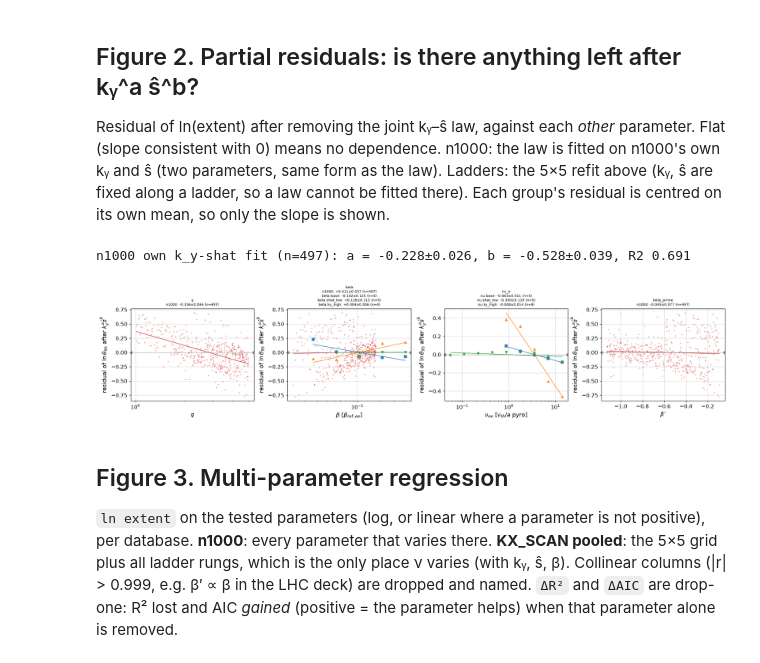
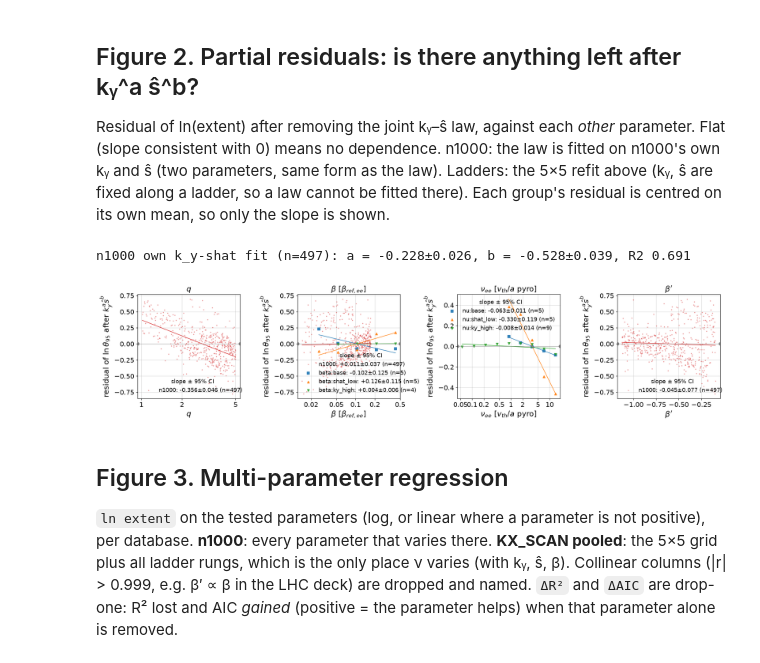
Before and after one commit to FelixWattsYork/General_Analysis, a Jupyter notebook: notebooks/mtm_extent_parameters.ipynb, the cells around one changed output. Drawn from its saved outputs; the diff is of its cells as text; code cells hidden in the pictures.

```diff
--- a/notebooks/mtm_extent_parameters.ipynb
+++ b/notebooks/mtm_extent_parameters.ipynb
@@ -21,6 +21,7 @@ from multiprocessing import Pool
 from pathlib import Path
 import numpy as np, pandas as pd, matplotlib.pyplot as plt
 from scipy import stats
+from matplotlib.ticker import StrMethodFormatter
 from dotenv import load_dotenv
 from pyrokinetics import Pyro
 from pyrokinetics.diagnostics.extent import Extent
@@ -32,6 +33,15 @@ from general_analysis import mode_classification as mc
 
 warnings.filterwarnings("ignore")
 plt.style.use(ROOT / "src/general_analysis/paper.mplstyle")
+plt.rcParams.update({"axes.titlesize": 16, "axes.labelsize": 16, "xtick.labelsize": 14, "ytick.labelsize": 14, "legend.fontsize": 12})  # the user's format (kbm_extent_filter 10546f9)
+def plain_ticks(ax):
+    """Log axes: fixed 1-2-5 ticks inside the limits, plain {x:g} labels, no minor ticks (kbm_extent_filter format)."""
+    for axis, lim, setter in ((ax.xaxis, ax.get_xlim(), ax.set_xticks), (ax.yaxis, ax.get_ylim(), ax.set_yticks)):
+        if axis.get_scale() != "log": continue
+        t = [m * 10.0 ** e for e in range(int(np.floor(np.log10(lim[0]))) - 1, int(np.ceil(np.log10(lim[1]))) + 1) for m in (1, 2, 5)]
+        setter([v for v in t if lim[0] <= v <= lim[1]]); axis.set_major_formatter(StrMethodFormatter("{x:g}"))
+        axis.set_minor_formatter(plt.NullFormatter()); axis.set_minor_locator(plt.NullLocator())
+        (ax.set_xlim if axis is ax.xaxis else ax.set_ylim)(lim)
 load_dotenv(ROOT / "local.env", override=True)
 runs_root = Path(os.environ["GK_DATA_ROOT"]).expanduser() / "GS2" / "Runs"
 plot_dir = ROOT / "Plots" / "mtm_extent_parameters"
@@ -204,16 +214,17 @@ def panel(ax, n, yfun=None):
         f = ols(y, x); xs = np.linspace(x.min(), x.max(), 50)
         out = np.exp if yfun is None else (lambda v: v)              # extent panels are log-y, residual panels linear
         ax.plot(back(xs), out(f["b"][0] + f["b"][1] * xs), c=colour[k], lw=1, marker="")
-        ax.scatter(back(x), out(y), s=8 if k == "n1000" else 22, c=colour[k], marker=mark[k], alpha=0.35 if k == "n1000" else 0.9)
-        lines.append(f"{k}: {f['b'][1]:+.3f}±{f['ci'][1]:.3f} (n={f['n']})"); res[(n, k)] = (f["b"][1], f["ci"][1], f["n"])
-    if is_log(n): ax.set_xscale("log"); ax.xaxis.set_minor_formatter(plt.NullFormatter())
-    ax.set_xlabel(labels[n]); ax.set_title(f"{n}\n" + "\n".join(lines), fontsize=7)
+        txt = f"{k}: {f['b'][1]:+.3f}±{f['ci'][1]:.3f} (n={f['n']})"
+        ax.scatter(back(x), out(y), s=8 if k == "n1000" else 22, c=colour[k], marker=mark[k], alpha=0.35 if k == "n1000" else 0.9, label=txt)
+        lines.append(txt); res[(n, k)] = (f["b"][1], f["ci"][1], f["n"])
+    if is_log(n): ax.set_xscale("log")
+    ax.set_xlabel(labels[n]); ax.set_title(labels[n]); ax.legend(title="slope ± 95% CI", title_fontsize=12, loc="best")
     return lines
 
 res = {}
 fig, axs = plt.subplots(int(np.ceil(len(params) / 3)), 3, figsize=(15, 3.9 * np.ceil(len(params) / 3)), squeeze=False)
 for ax, n in zip(axs.flat, params):
-    panel(ax, n); ax.set_yscale("log"); ax.set_ylabel("extent $\\theta_{95}$ [$\\pi$]")
+    panel(ax, n); ax.set_yscale("log"); ax.set_ylabel("extent $\\theta_{95}$ [$\\pi$]"); plain_ticks(ax)
 for ax in axs.flat[len(params):]: ax.axis("off")
 fig.tight_layout(); fig.savefig(plot_dir / "fig1_extent_vs_each_parameter.png")
 marginal = dict(res)
@@ -226,24 +237,24 @@ Residual of ln(extent) after removing the joint kᵧ–ŝ law, against each *oth
 # %%
 def resid(k, g):
     if k == "n1000":
         f = ols(y_of(g), np.column_stack([tx("ky", g.ky), tx("shat", g.shat)])); a, b = f["b"][1], f["b"][2]
         global n1000_law; n1000_law = f
     else:
         a, b = a_law, b_law
     r = y_of(g) - a * tx("ky", g.ky) - b * tx("shat", g.shat)
     return r - r.mean()
 
 others = [n for n in params if n not in ("ky", "shat")]
 res = {}
 fig, axs = plt.subplots(1, len(others), figsize=(4.6 * len(others), 4.2), squeeze=False)
 for ax, n in zip(axs.flat, others):
-    panel(ax, n, yfun=resid); ax.axhline(0, c="grey", lw=0.5); ax.set_ylabel("residual of $\\ln\\theta_{95}$ after $k_y^a\\hat s^b$")
+    panel(ax, n, yfun=resid); ax.axhline(0, c="grey", lw=0.5); ax.set_ylabel("residual of $\\ln\\theta_{95}$ after $k_y^a\\hat s^b$"); plain_ticks(ax)
 fig.tight_layout(); fig.savefig(plot_dir / "fig2_partial_residuals.png")
 partial = dict(res)
 print(f"n1000 own k_y-shat fit (n={n1000_law['n']}): a = {n1000_law['b'][1]:+.3f}±{n1000_law['ci'][1]:.3f}, b = {n1000_law['b'][2]:+.3f}±{n1000_law['ci'][2]:.3f}, R2 {n1000_law['r2']:.3f}")
 # %% [output]
 n1000 own k_y-shat fit (n=497): a = -0.228±0.026, b = -0.528±0.039, R2 0.691
-[figure, old version]
+[figure, new version]
 # %% [markdown]
 ## Figure 3. Multi-parameter regression
 
```
Also changed, not shown: parts of 3 cells of this notebook.
